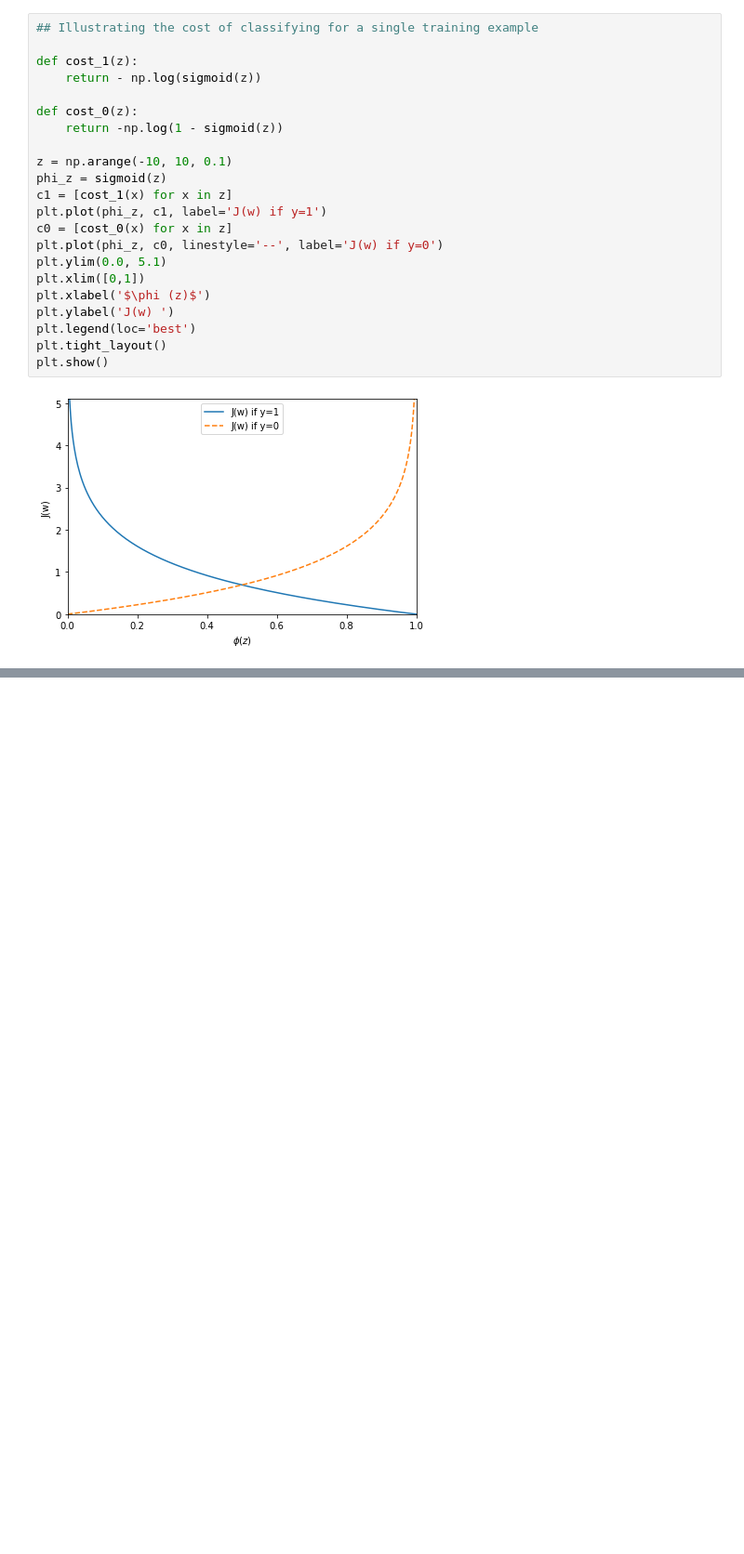
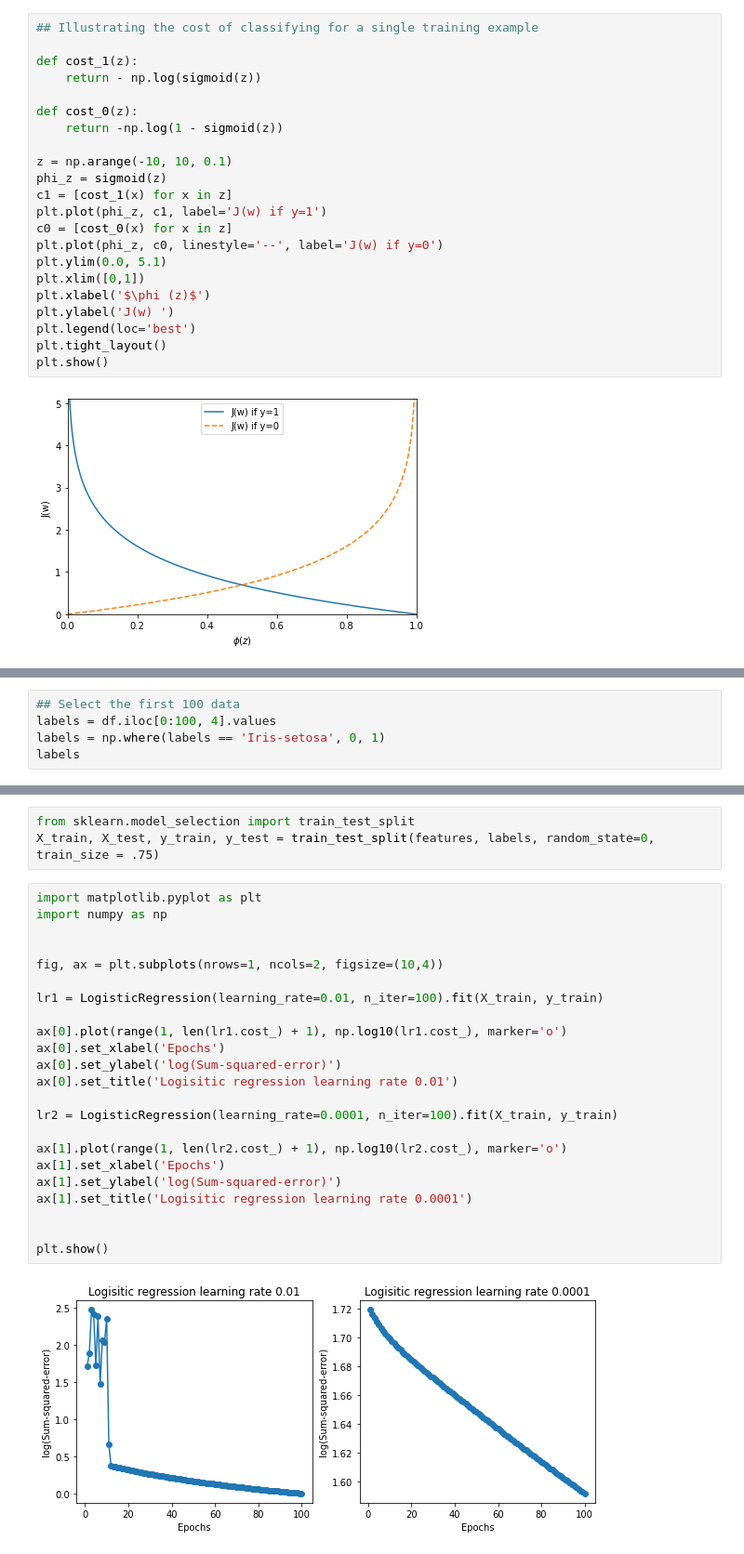
Before and after one commit to prabaldeshar/machine-learning, a Jupyter notebook: ch_03_linear_logistic_regression/logistic_regression.ipynb, the cells around one changed output, grey strips where cells are left out. Shown at 93% size. Drawn from its saved outputs; the diff is of its cells as text; blank space fills up the shorter version.

Commit message:
Add: Implemented Logistic Regression

```diff
--- a/ch_03_linear_logistic_regression/logistic_regression.ipynb
+++ b/ch_03_linear_logistic_regression/logistic_regression.ipynb
@@ -126,0 +209,5 @@ import matplotlib.pyplot as plt
+# %%
+## Select the first 100 data
+labels = df.iloc[0:100, 4].values
+labels = np.where(labels == 'Iris-setosa', 0, 1)
+labels
@@ -126,0 +251,28 @@ import matplotlib.pyplot as plt
+# %%
+from sklearn.model_selection import train_test_split
+X_train, X_test, y_train, y_test = train_test_split(features, labels, random_state=0, train_size = .75)
+# %%
+import matplotlib.pyplot as plt
+import numpy as np
+
+
+fig, ax = plt.subplots(nrows=1, ncols=2, figsize=(10,4))
+
+lr1 = LogisticRegression(learning_rate=0.01, n_iter=100).fit(X_train, y_train)
+
+ax[0].plot(range(1, len(lr1.cost_) + 1), np.log10(lr1.cost_), marker='o')
+ax[0].set_xlabel('Epochs')
+ax[0].set_ylabel('log(Sum-squared-error)')
+ax[0].set_title('Logisitic regression learning rate 0.01')
+
+lr2 = LogisticRegression(learning_rate=0.0001, n_iter=100).fit(X_train, y_train)
+
+ax[1].plot(range(1, len(lr2.cost_) + 1), np.log10(lr2.cost_), marker='o')
+ax[1].set_xlabel('Epochs')
+ax[1].set_ylabel('log(Sum-squared-error)')
+ax[1].set_title('Logisitic regression learning rate 0.0001')
+
+
+plt.show()
+# %% [output]
+[figure, added]
```
Also changed, not shown: parts of 9 cells of this notebook, 1 other file.
